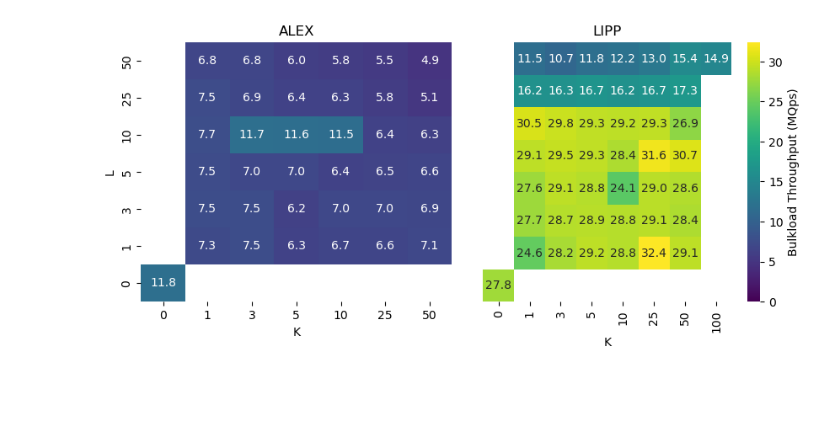
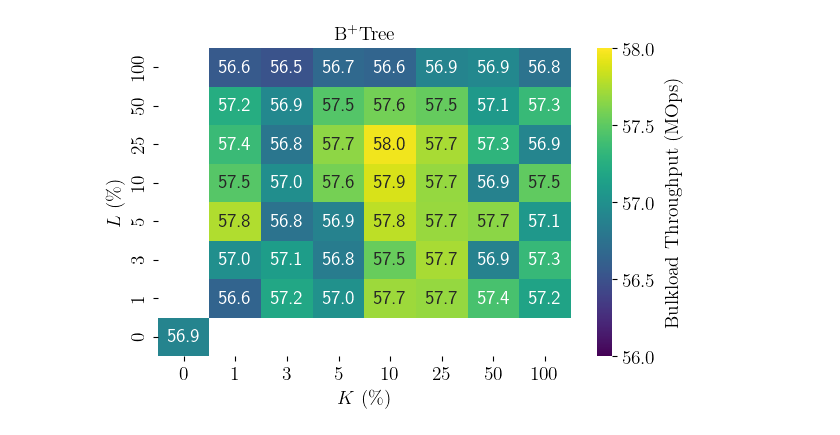
Before and after one commit to BU-DiSC/bliss_benchmark, a Jupyter notebook: notebook/heatmaps.ipynb, the cells around one changed output. Saved outputs shown, nothing was run; the diff lists cells and outputs as text; code cells hidden in the pictures; blank space fills up the shorter version.

```diff
--- a/notebook/heatmaps.ipynb
+++ b/notebook/heatmaps.ipynb
@@ -102,29 +149,45 @@ ax.collections[0].colorbar.set_label("Trivial Moves")
+# %%
+df = table_bliss.query("use_preload == 1 and index_type == 'btree'")
+fontsize = 14
+value = "preload_tp"
+
+fig, ax = plt.subplots(figsize=(6.66, 4))
+set_style(fsz=fontsize)
+
+data = df.pivot_table(index='l_pt', columns='k_pt', values=value, aggfunc='max')
+sns.heatmap(data, ax=ax, annot=True, fmt='.1f', cmap='viridis', cbar_kws={"location": "right"}, annot_kws={"size": 14}, vmin=56, vmax=58)
+ax.invert_yaxis()
+ax.set_xlabel("$K\ (\%)$", fontsize=fontsize)
+ax.set_ylabel("$L\ (\%)$", fontsize=fontsize)
+ax.set_xticklabels(data.columns.map(lambda x: f"${x:.0f}$"), fontsize=fontsize)
+ax.set_yticklabels(data.index.map(lambda x: f"${x:.0f}$"), fontsize=fontsize)
+ax.set_title("$\mathrm{B}^+\mathrm{Tree}$")
+ax.collections[0].colorbar.set_label(r"$\mathrm{Bulkload\ Throughput\ (MOps)}$", labelpad=6)
+
+save_fig(fig, "btree_example.pdf")
+# %% [output]
+[figure, added]
 # %%
-fig, axes = plt.subplots(1, 2, figsize=(10, 4))
-heatmap_kwargs = {'annot': True, 'fmt': '.1f', 'cmap': 'viridis'}
-value = "preload_tp"
+# talex = table_bliss.query("index_type == 'alex' and use_preload == 0")
+# tlipp = table_bliss.query("index_type == 'lipp' and use_preload == 0")
 
-# talex = table_alex[(table_alex.k_pt != 0) & (table_alex.k_pt != 100) & (table_alex.l_pt != 100)]
-# tlipp = table_lipp[(table_lipp.k_pt != 0) & (table_lipp.k_pt != 100) & (table_lipp.l_pt != 100)]
-talex = table_alex[(table_alex.l_pt != 100)]
-tlipp = table_lipp
-vmax = max(talex[value].max(), tlipp[value].max())
-
-for index, df, ax in [("alex", talex, axes[0]), ("lipp", tlipp, axes[1])]:
-    data = df.pivot_table(index='l_pt', columns='k_pt', values=value, aggfunc='mean')
-    sns.heatmap(data, ax=ax, cbar=(index == "lipp"), vmin=0, vmax=vmax, **heatmap_kwargs)
-    ax.invert_yaxis()
-    ax.set(xticklabels=data.columns.map(int), xlabel="K")
-    if index == "lipp":
-        ax.set(yticklabels=[], ylabel="", yticks=[])
-    else:
-        ax.set(yticklabels=data.index.map(int), ylabel="L")
-
-axes[0].set_title("ALEX")
-axes[1].set_title("LIPP")
-axes[1].collections[0].colorbar.set_label("Bulkload Throughput (MQps)")
-plt.subplots_adjust(wspace=0.1, hspace=0)
-
-save_fig(fig, "learned_index_bulkload.pdf")
+# fontsize = 18
+# set_style(fsz=fontsize)
+# fig, axes = plt.subplots(1, 2, figsize=(10, 5))
+# value = "preload_tp"
+# for index, df, ax in [("alex", talex, axes[0]), ("lipp", tlipp, axes[1])]:
+#     heatmap_kwargs = {'annot': True, 'fmt': '.1f', 'cmap': 'Blues'}
+#     heatmap_kwargs['cmap'] = 'Blues' if index == "alex" else "Reds"
+#     data = df.pivot_table(index='l_pt', columns='k_pt', values=value, aggfunc='mean')
+#     if data.loc[0, 0] == float("inf"):
+#         data.loc[0, 0] = -1
+#     sns.heatmap(data, ax=ax, cbar=True, cbar_kws={"location": "top"}, annot_kws={"size": 14}, **heatmap_kwargs)
+#     ax.invert_yaxis()
+#     ax.set_ylabel("L", fontsize=fontsize) if index == "alex" else ax.set_ylabel("")
+#     ax.set_xlabel("", fontsize=fontsize)
+#     ax.set_xticklabels(data.columns.map(int), fontsize=fontsize)
+#     ax.set_yticklabels(data.index.map(int), fontsize=fontsize)
+# axes[0].collections[0].colorbar.set_label(r"$\mathrm{ALEX:\,Preload\,Inserts\,Throughput\,(MOps)}$", labelpad=12, fontsize=fontsize)
+# axes[1].collections[0].colorbar.set_label(r"$\mathrm{LIPP:\ Preload\ Inserts\ Throughput\ (MOps)}$", labelpad=12, fontsize=fontsize)
+# fig.supxlabel("K", fontsize=fontsize)
+# plt.tight_layout()
-# %% [output]
-[figure, removed]
```
Also changed, not shown: parts of 18 cells of this notebook, 6 other files.
